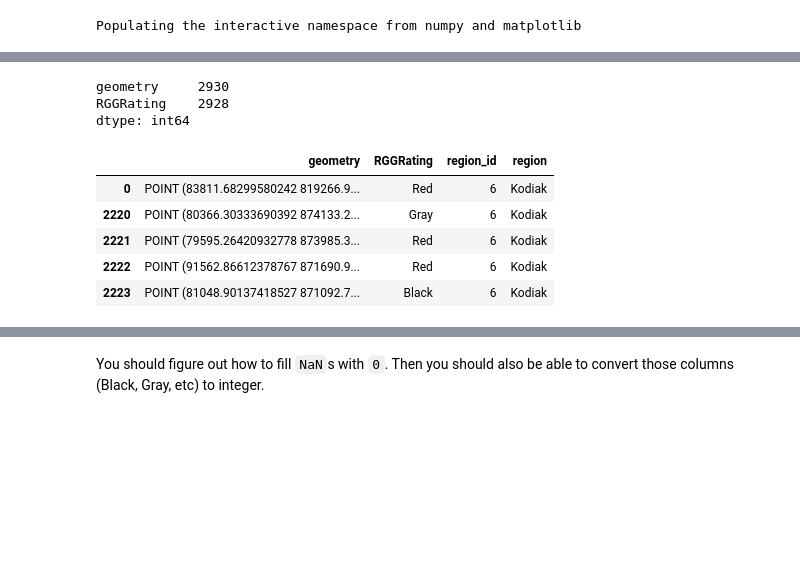
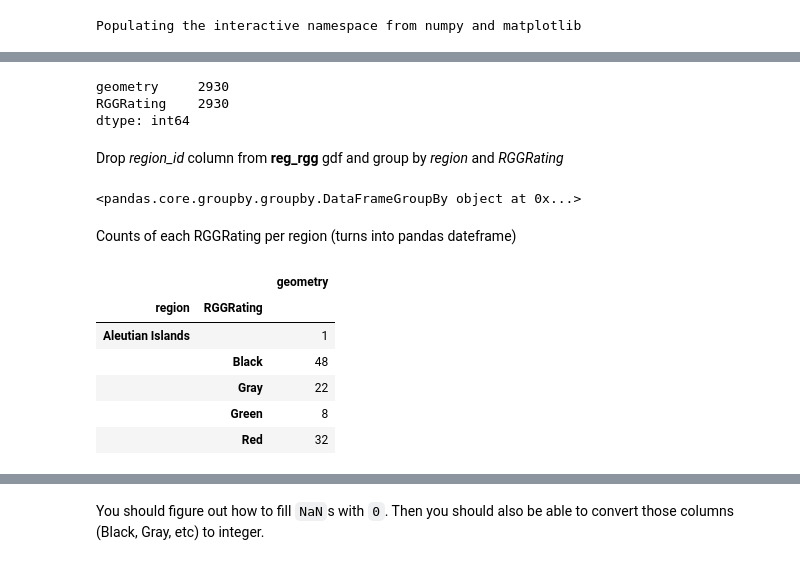
Before and after one commit to mariejohnson/spatial_analysis, a Jupyter notebook: RGG.ipynb, the cells around one changed output, grey strips where cells are left out. Saved outputs shown, nothing was run; the diff lists cells and outputs as text; code cells hidden in the pictures; blank space fills up the shorter version.

```diff
--- a/RGG.ipynb
+++ b/RGG.ipynb
@@ -45,17 +65,10 @@ region         2929
 dtype: int64
 # %%
-fp2.count()
+fp_impact.count()
 # %% [output]
 geometry     2930
-RGGRating    2928
+RGGRating    2930
 dtype: int64
-# %%
-reg_rgg.head()
-# %% [output]
-|  | geometry | RGGRating | region_id | region |
-| 0 | POINT (83811.68299580242 819266.9... | Red | 6 | Kodiak |
-| 2220 | POINT (80366.30333690392 874133.2... | Gray | 6 | Kodiak |
-| 2221 | POINT (79595.26420932778 873985.3... | Red | 6 | Kodiak |
-| 2222 | POINT (91562.86612378767 871690.9... | Red | 6 | Kodiak |
-| 2223 | POINT (81048.90137418527 871092.7... | Black | 6 | Kodiak |
+# %% [markdown]
+Drop *region_id* column from __reg_rgg__ gdf and group by *region* and *RGGRating*
 # %%
@@ -62,0 +76,17 @@ foo = reg_rgg.drop('region_id', axis='columns').groupby(['region','RGGRating'])
+# %%
+gp_reg_rgg
+# %% [output]
+<pandas.core.groupby.groupby.DataFrameGroupBy object at 0x...>
+# %% [markdown]
+Counts of each RGGRating per region (turns into pandas dateframe)
+# %%
+ct_reg_rgg = gp_reg_rgg.count()
+ct_reg_rgg.head()
+# %% [output]
+|  |  | geometry |
+| region | RGGRating |  |
+| Aleutian Islands |  | 1 |
+|  | Black | 48 |
+|  | Gray | 22 |
+|  | Green | 8 |
+|  | Red | 32 |
```
Also changed, not shown: parts of 19 cells of this notebook.
